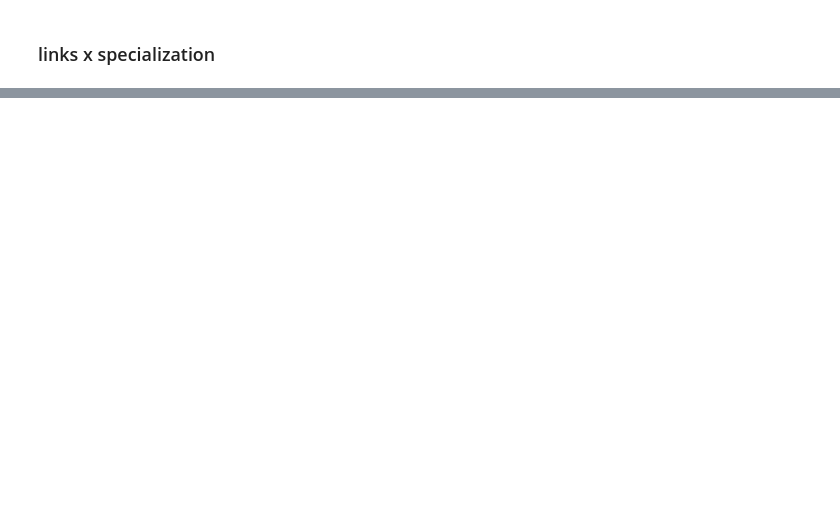
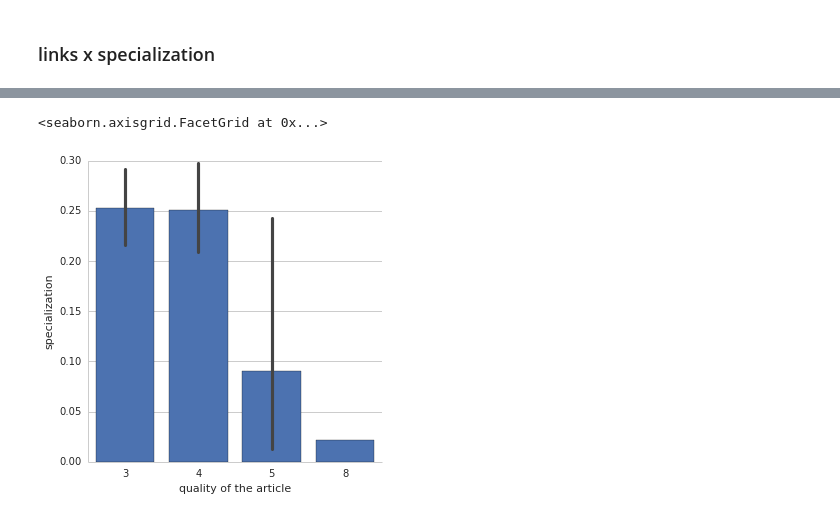
Before and after one commit to WeKeyPedia/notebooks, a Jupyter notebook: dataset geometry.ipynb, the cells around one changed output, grey strips where cells are left out. Drawn from its saved outputs; the diff is of its cells as text; code cells hidden in the pictures; blank space fills up the shorter version.

```diff
--- a/dataset geometry.ipynb
+++ b/dataset geometry.ipynb
@@ -72,0 +82,9 @@ sns.jointplot(table.specialization, table["number.of.links"])
+# %%
+g = sns.factorplot("quality of the article", "specialization", data=table, kind="bar")
+#g.despine()
+
+g
+#sns.jointplot(table.specialization, table["quality of the article"])
+# %% [output]
+<seaborn.axisgrid.FacetGrid at 0x...>
+[figure, added]
```
Also changed, not shown: parts of 6 cells of this notebook.
